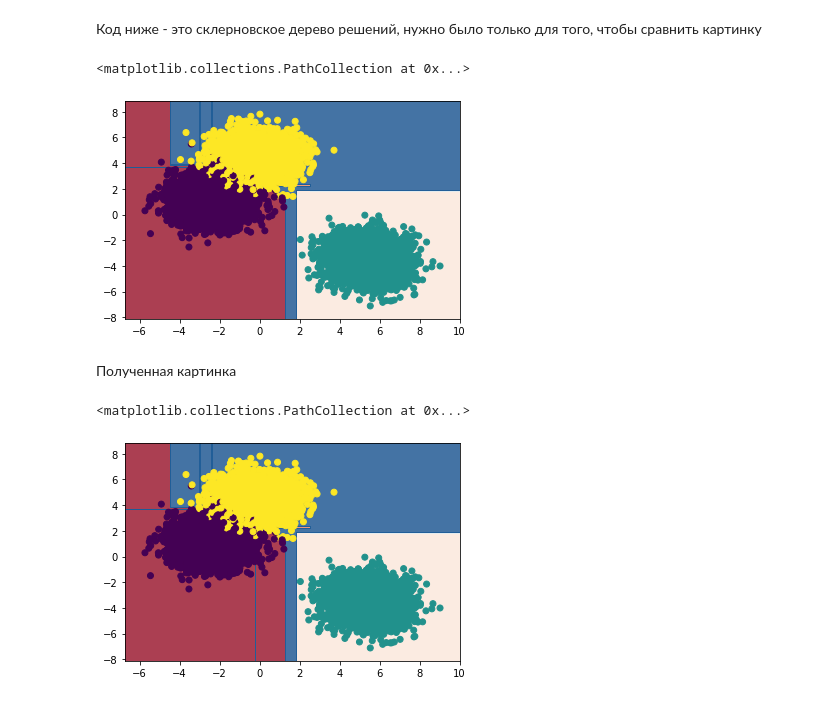
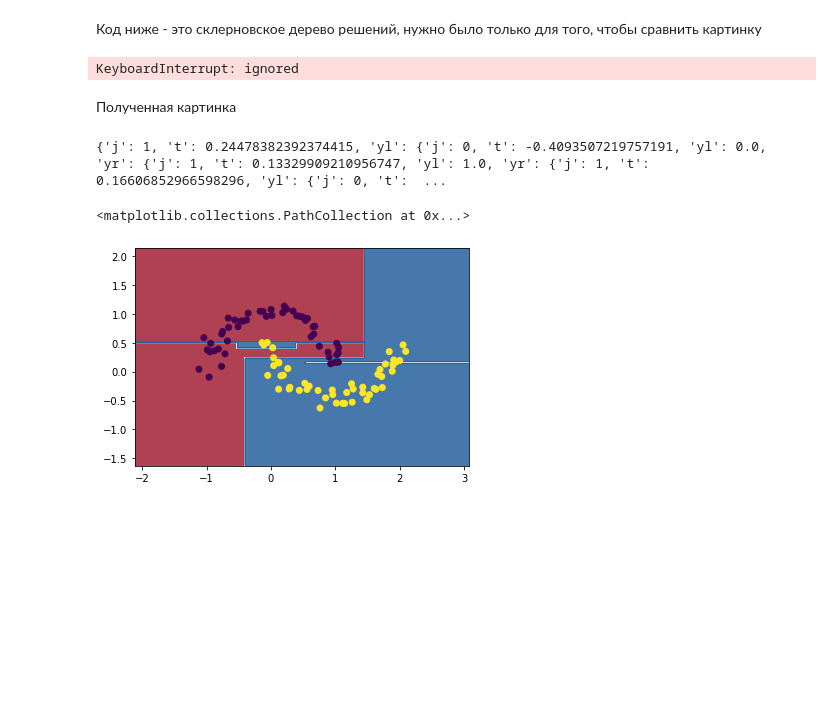
Before and after one commit to Flinnz/python-homework-labs, a Jupyter notebook: lab1-decisiontree/lab1_tree.ipynb, the cells around one changed output. Cells and saved outputs as stored; diff of their text form; code cells hidden in the pictures; blank space fills up the shorter version.

```diff
--- a/lab1-decisiontree/lab1_tree.ipynb
+++ b/lab1-decisiontree/lab1_tree.ipynb
@@ -41,13 +41,13 @@ $p_k=\frac{1}{|X|}\sum\limits_{i \in X}{[y_i = k]}$
 
 Данные сгенерированы случайным образом.
 # %%
-from sklearn.datasets import make_blobs, make_moons
+from sklearn.datasets import make_blobs, make_moons, make_multilabel_classification
 import matplotlib.pyplot as plt
 import numpy as np
 %matplotlib inline
 
-#x, y = make_moons(n_samples=100, n, noise=0.1)
-x, y = make_blobs(n_samples=10000, n_features=2)
+x, y = make_moons(n_samples=100, noise=0.1)
+#x, y = make_blobs(n_samples=10000, n_features=2)
 plt.scatter(x[:,0], x[:,1], c = y)
 # %% [output]
 <matplotlib.collections.PathCollection at 0x...>
@@ -66,7 +66,7 @@ plt.scatter(x[:,0], x[:,1], c = y)
 4. Количество различных классов объектов в целевой переменной может быть больше двух.
 # %%
 class Tree:
-    def __init__(self, depth=1, max_num_leaf=1):
+    def __init__(self, depth=None, max_num_leaf=None):
         self.depth = depth
         self.max_num_leaf = max_num_leaf # пока не понимаю, что это такое и как это реализовывать
 
@@ -121,7 +121,7 @@ class Tree:
             local_split_index = 0
             right_class_counts = self._count_classes(x_y)
             left_class_counts = {x: 0 for x in classes}
-            x_y = sorted(x_y, key=lambda s : s[j])
+            x_y = sorted(x_y, key=lambda s : s[j]) # перестать создавать копию
             for i in range(len(x_y)-1):
                 t = (x_y[i][j] + x_y[i+1][j])/2
                 left_class_counts[x_y[i][class_column_index]] += 1
@@ -141,8 +141,11 @@ class Tree:
                 needed_threshold = local_threshold
                 needed_j = j
                 split_index = local_split_index
-        x_y = sorted(x_y, key=lambda s: s[needed_j])
-        return dict(t=needed_threshold, j=needed_j, left=x_y[:split_index+1], right=x_y[split_index+1:len(x_y)])
+        x_y = sorted(x_y, key=lambda s: s[needed_j]) # перестать создавать копию
+        return dict(t=needed_threshold,
+                    j=needed_j,
+                    left_subset=x_y[:split_index+1],
+                    right_subset=x_y[split_index+1:len(x_y)])
 
     def _get_major_class(self, x_y): #O(n)
         class_counter_dict = self._count_classes(x_y)
@@ -152,17 +155,20 @@ class Tree:
             if class_count[1] > max_class_count:
                 max_class = class_count[0]
                 max_class_count = class_count[1]
-        return dict(max_class=max_class, count=max_class_count)
+        return dict(max_class=max_class,
+                    count=max_class_count)
 
     def _build_tree(self, x_y, classes, cur_depth): #O(f*n*log^2n)
         major_class_count = self._get_major_class(x_y)
-        if cur_depth >= self.depth or major_class_count["count"] == len(x_y):
+        if (isinstance(self.max_num_leaf, int) and len(x_y) <= self.max_num_leaf) or \
+           (isinstance(self.depth, int) and cur_depth >= self.depth) or \
+           (major_class_count["count"] == len(x_y)):
             return major_class_count["max_class"]
         partition_info = self._get_partition(x_y, classes)
-        lsubtree = self._build_tree(partition_info["left"],
+        lsubtree = self._build_tree(partition_info["left_subset"],
                                     classes,
                                     cur_depth+1)
-        rsubtree = self._build_tree(partition_info["right"],
+        rsubtree = self._build_tree(partition_info["right_subset"],
                                     classes,
                                     cur_depth+1)
         return dict(j=partition_info["j"],
@@ -179,13 +185,13 @@ class Tree:
 
 
     def predict(self, x):
-        tt = self._tree
-        while isinstance(tt, dict):
-            if x[tt["j"]] <= tt["t"]:
-                tt = tt["yl"]
+        node = self._tree
+        while isinstance(node, dict):
+            if x[node["j"]] <= node["t"]:
+                node = node["yl"]
             else:
-                tt = tt["yr"]
-        return tt
+                node = node["yr"]
+        return node
 # %% [markdown]
 Постройте решающее дерево с глубиной 1, 2 и 3.
 
@@ -217,32 +223,32 @@ cm = plt.cm.RdBu
 plt.contourf(xx0, xx1, Z, cmap=cm, alpha=.8)
 plt.scatter(x[:,0], x[:,1], c = y)
 # %% [output]
-<matplotlib.collections.PathCollection at 0x...>
+KeyboardInterrupt: ignored
-[figure, removed]
 # %% [markdown]
 Полученная картинка
 # %%
-tree = Tree(depth=10)
-tree.train(x, y)
+tree = Tree()
+print(tree.train(x, y))
 def tree_clf(x):
     y_pred = list()
     for it in x.transpose():
         y_pred.append(tree.predict(it))
     return np.array(y_pred)
 
 
 h = .02
 x0_min, x0_max = np.min(x[:,0]) - 1, np.max(x[:,0]) + 1
 x1_min, x1_max = np.min(x[:,1]) - 1, np.max(x[:,1]) + 1
 xx0, xx1 = np.meshgrid(np.arange(x0_min, x0_max, h),
                          np.arange(x1_min, x1_max, h))
 
 Z = tree_clf(np.stack((xx0.ravel(),xx1.ravel())))
 
 Z = Z.reshape(xx0.shape)
 cm = plt.cm.RdBu
 plt.contourf(xx0, xx1, Z, cmap=cm, alpha=.8)
 plt.scatter(x[:,0], x[:,1], c = y)
 # %% [output]
-<matplotlib.collections.PathCollection at 0x...>
+{'j': 1, 't': 0.24478382392374415, 'yl': {'j': 0, 't': -0.4093507219757191, 'yl': 0.0, 'yr': {'j': 1, 't': 0.13329909210956747, 'yl': 1.0, 'yr': {'j': 1, 't': 0.16606852966598296, 'yl': {'j': 0, 't':  ...
+<matplotlib.collections.PathCollection at 0x...>
-[figure, old version]
+[figure, new version]
```
Also changed, not shown: parts of 1 cell of this notebook.
